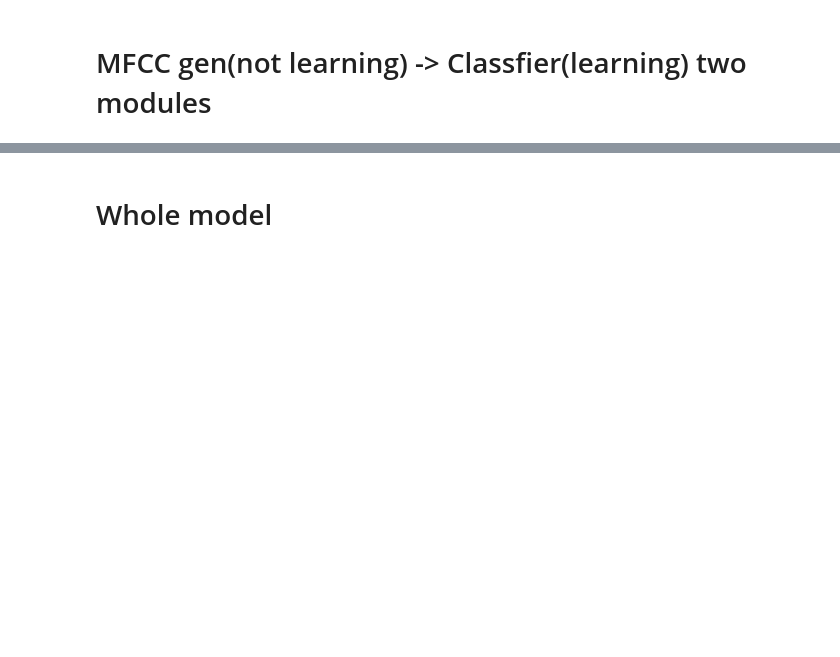
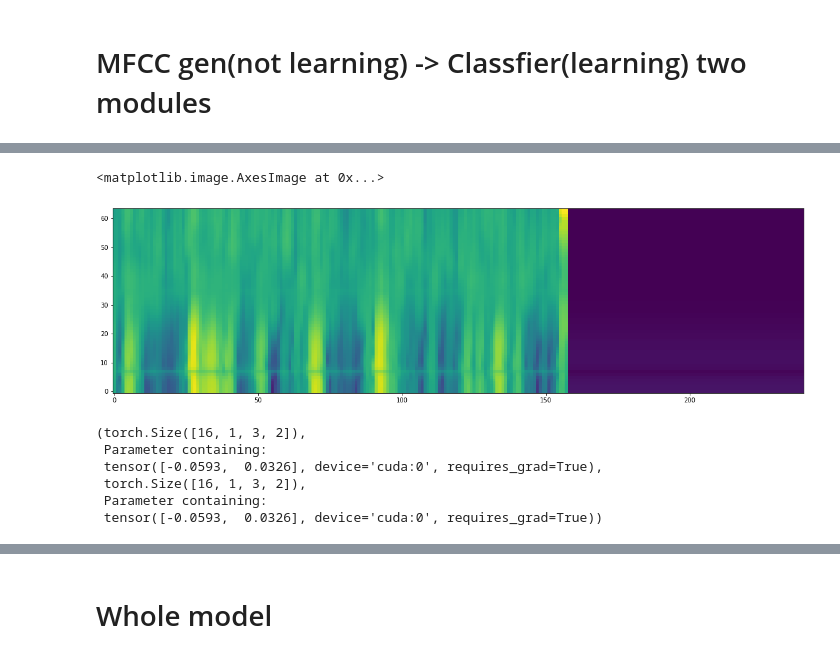
Before and after one commit to IstiaqAnsari/SpectNet, a Jupyter notebook: codes/almost trainer mfcc layer.ipynb, the cells around one changed output, grey strips where cells are left out. Drawn from its saved outputs; the diff is of its cells as text; code cells hidden in the pictures; blank space fills up the shorter version.

```diff
--- a/codes/almost trainer mfcc layer.ipynb
+++ b/codes/almost trainer mfcc layer.ipynb
@@ -341,0 +332,14 @@ start_epoch = 0
+# %%
+optimizer = optim.SGD(model.parameters(), lr= .01,momentum=0.9)
+class_criterion = nn.CrossEntropyLoss()
+domain_criterion = nn.CrossEntropyLoss()
+# class_criterion = nn.BCELoss()
+start_epoch = 0
+lr_schedule = optim.lr_scheduler.ExponentialLR(optimizer,0.986)
+# wow= []
+# for i in range(400):
+#     optimizer.step()
+#     wow.append(optimizer.param_groups[0]['lr'])
+#     sh.step()
+# plt.plot(wow)
+# print(wow[-1])
@@ -403,7 +427,7 @@ from datetime import datetime
 import CSVLogger
 CSVLogger = importlib.reload(CSVLogger)
 from CSVLogger import CSVLogger
-fold = "a_bcdEf learnable"
+fold = "nofir Testing"
 path = "../../Heartnet_Results/logs/gammatone_torch_layer/"
 fold = fold+'_'+str(datetime.now()).replace(':','.')
 path = path + fold
@@ -416,0 +443,5 @@ checkpoint_name = os.path.join(path,'weights') + "/" + 'weights.{epoch:04d}-acc_
+# %%
+hm = '/media/mhealthra2/Data/heart_sound/Heartnet_Results/logs/gammatone_torch_layer/fold0_noFIR fixedvalidation_2020-03-05 19.45.43.573141/weights'
+md = 'weights.0070-acc_0.7484-macc_0.7446.pt'
+# %%
+model.load_state_dict(torch.load(hm+'/'+md))
@@ -512,0 +644,6 @@ NameError: name 'mfcc_gen' is not defined
+# %%
+plt.figure(figsize=(20,20))
+plt.imshow(to_numpy(holdval[0]),origin='lower')
+# %% [output]
+<matplotlib.image.AxesImage at 0x...>
+[figure, added]
@@ -512,0 +653,9 @@ NameError: name 'mfcc_gen' is not defined
+# %%
+a.shape,a1,b.shape, b1
+# %% [output]
+(torch.Size([16, 1, 3, 2]),
+ Parameter containing:
+ tensor([-0.0593,  0.0326], device='cuda:0', requires_grad=True),
+ torch.Size([16, 1, 3, 2]),
+ Parameter containing:
+ tensor([-0.0593,  0.0326], device='cuda:0', requires_grad=True))
```
Also changed, not shown: parts of 55 cells of this notebook, 4 other files.
